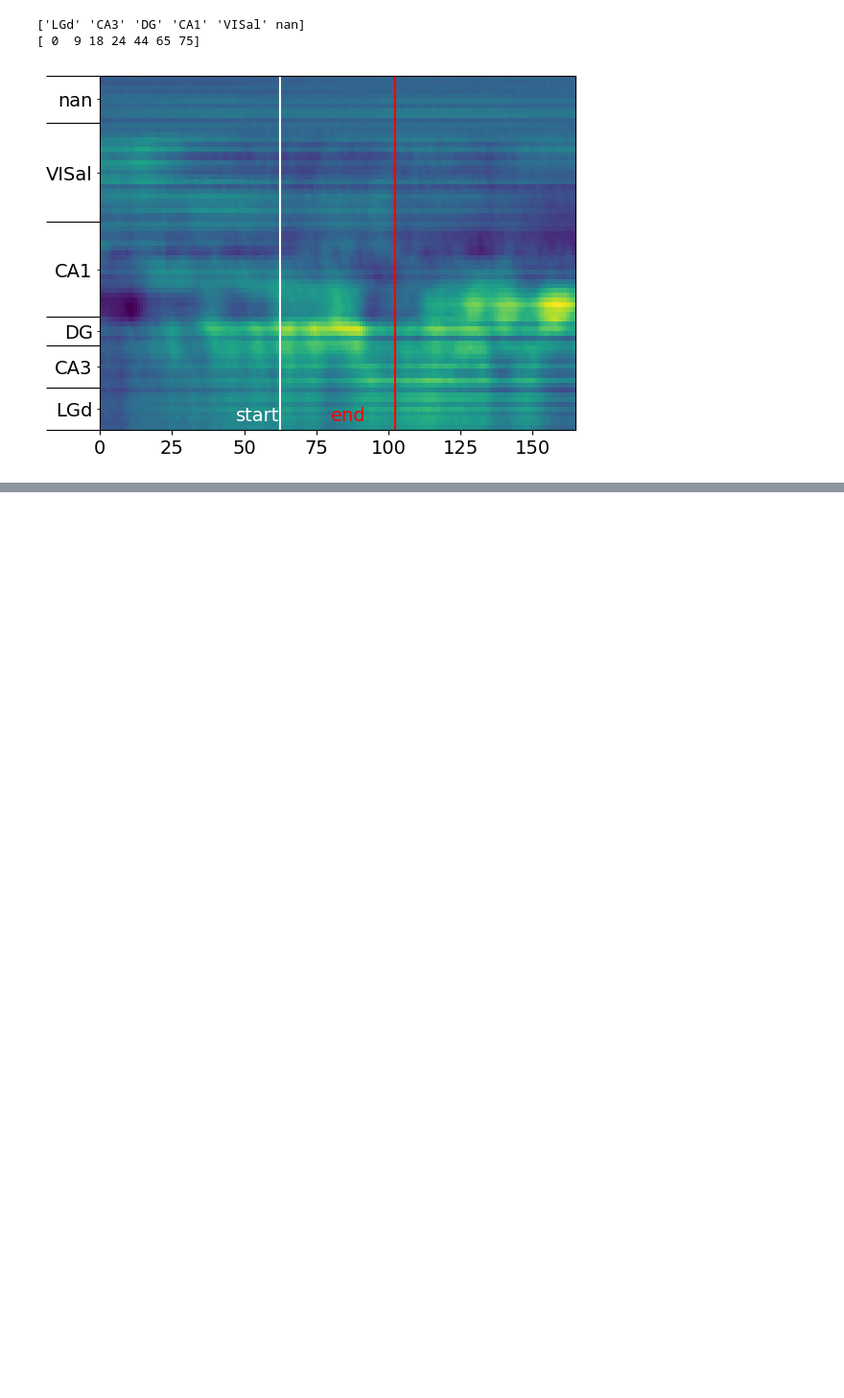
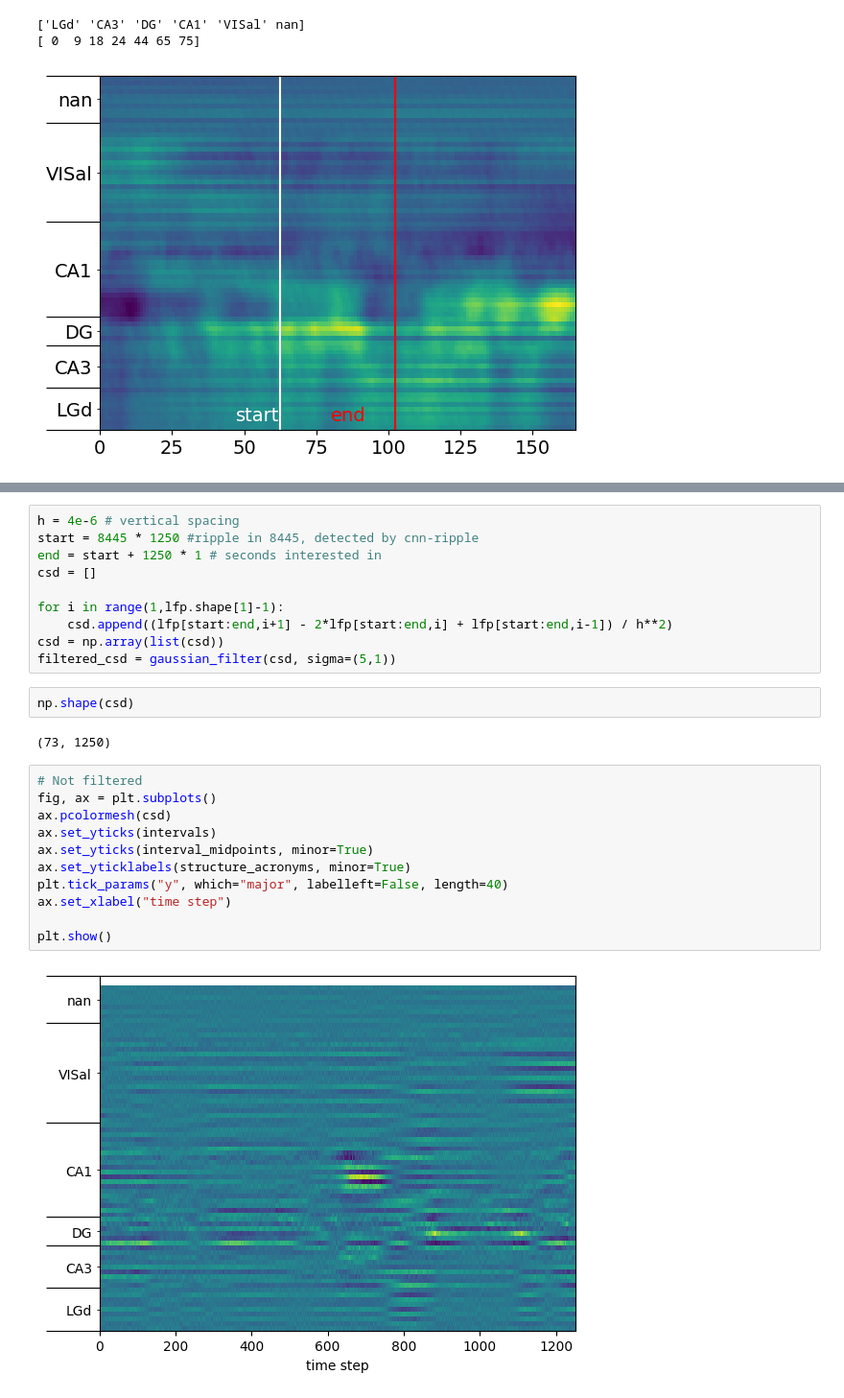
Before and after one commit to carmengasco/LFP_extraction, a Jupyter notebook: LFP_extraction.ipynb, the cells around one changed output, grey strips where cells are left out. Shown at 96% size. Saved outputs shown, nothing was run; the diff lists cells and outputs as text; blank space fills up the shorter version.

```diff
--- a/LFP_extraction.ipynb
+++ b/LFP_extraction.ipynb
@@ -846,0 +880,27 @@ plt.show()
+# %%
+h = 4e-6 # vertical spacing
+start = 8445 * 1250 #ripple in 8445, detected by cnn-ripple
+end = start + 1250 * 1 # seconds interested in
+csd = []
+
+for i in range(1,lfp.shape[1]-1):
+    csd.append((lfp[start:end,i+1] - 2*lfp[start:end,i] + lfp[start:end,i-1]) / h**2)
+csd = np.array(list(csd))
+filtered_csd = gaussian_filter(csd, sigma=(5,1))
+# %%
+np.shape(csd)
+# %% [output]
+(73, 1250)
+# %%
+# Not filtered
+fig, ax = plt.subplots()
+ax.pcolormesh(csd)
+ax.set_yticks(intervals)
+ax.set_yticks(interval_midpoints, minor=True)
+ax.set_yticklabels(structure_acronyms, minor=True)
+plt.tick_params("y", which="major", labelleft=False, length=40)
+ax.set_xlabel("time step")
+
+plt.show()
+# %% [output]
+[figure, added]
```
Also changed, not shown: parts of 57 cells of this notebook.
